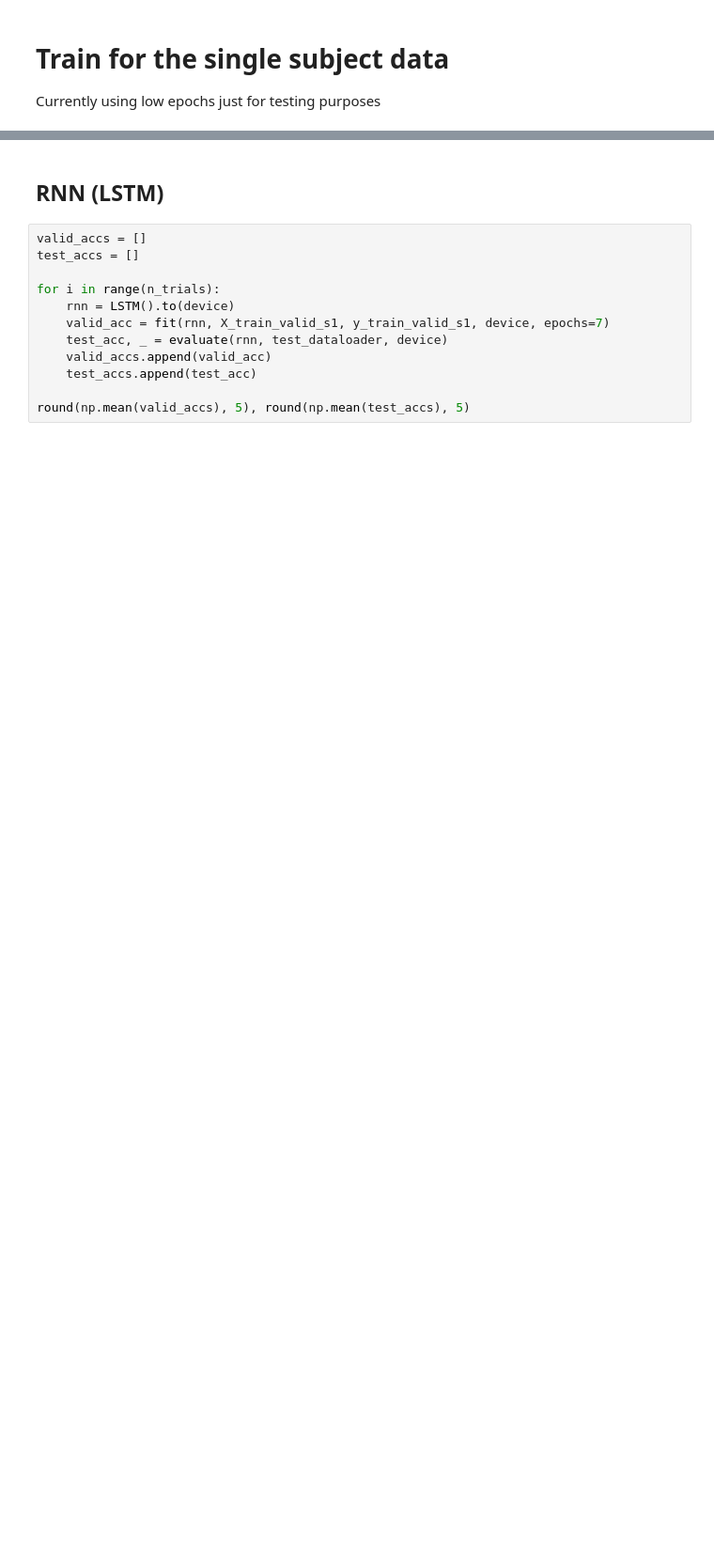
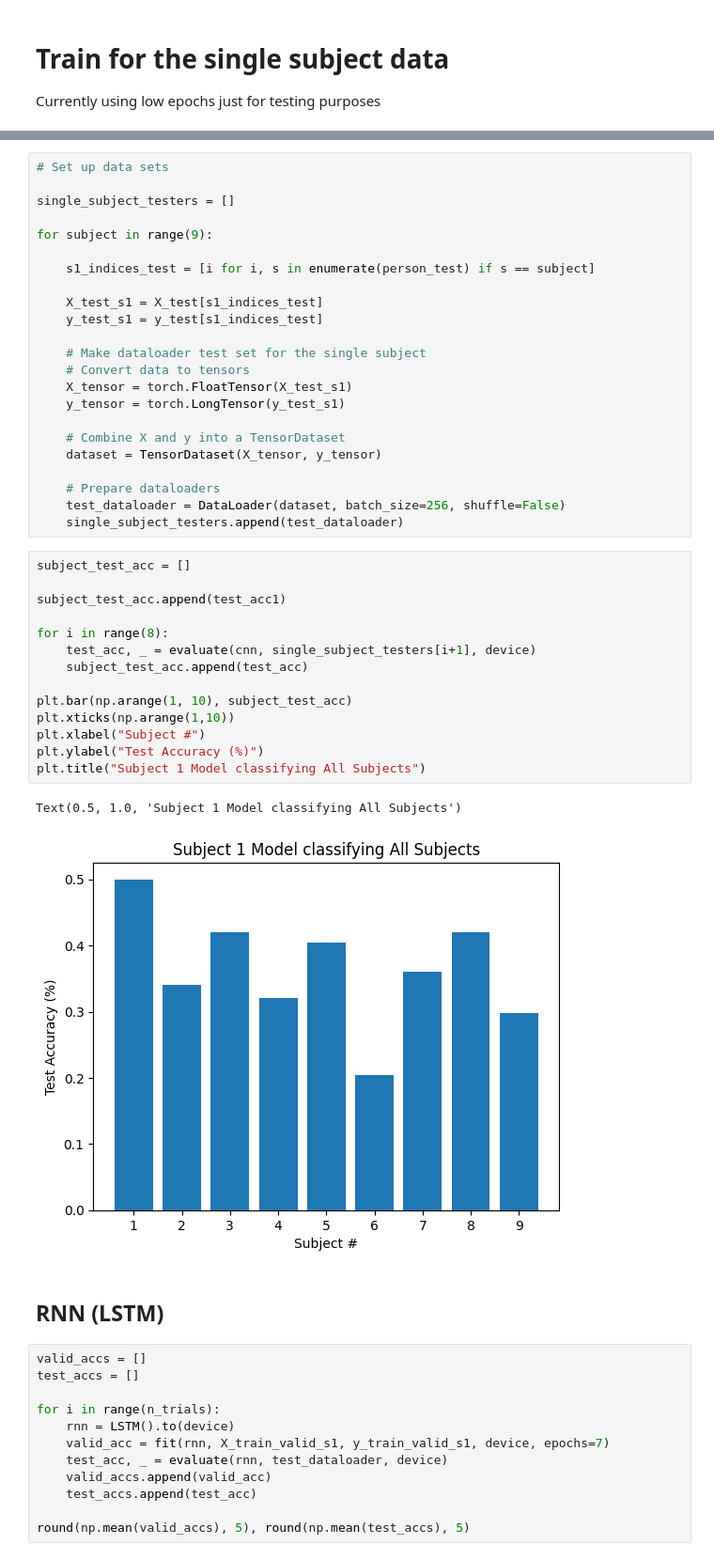
Before and after one commit to TurnerKaminski/ECE147-Final-Project, a Jupyter notebook: main.ipynb, the cells around one changed output, grey strips where cells are left out. Shown: that part at 94% size. Drawn from its saved outputs; the diff is of its cells as text; blank space fills up the shorter version.

```diff
--- a/main.ipynb
+++ b/main.ipynb
@@ -98,3 +124,43 @@ Best valid accuracy: 0.58333
+# %%
+# Set up data sets
+
+single_subject_testers = []
+
+for subject in range(9):
+
+    s1_indices_test = [i for i, s in enumerate(person_test) if s == subject]
+
+    X_test_s1 = X_test[s1_indices_test]
+    y_test_s1 = y_test[s1_indices_test]
+
+    # Make dataloader test set for the single subject
+    # Convert data to tensors
+    X_tensor = torch.FloatTensor(X_test_s1)
+    y_tensor = torch.LongTensor(y_test_s1)
+
+    # Combine X and y into a TensorDataset
+    dataset = TensorDataset(X_tensor, y_tensor)
+
+    # Prepare dataloaders
+    test_dataloader = DataLoader(dataset, batch_size=256, shuffle=False)
+    single_subject_testers.append(test_dataloader)
+# %%
+subject_test_acc = []
+
+subject_test_acc.append(test_acc1)
+
+for i in range(8):
+    test_acc, _ = evaluate(cnn, single_subject_testers[i+1], device)
+    subject_test_acc.append(test_acc)
+
+plt.bar(np.arange(1, 10), subject_test_acc)
+plt.xticks(np.arange(1,10))
+plt.xlabel("Subject #")
+plt.ylabel("Test Accuracy (%)")
+plt.title("Subject 1 Model classifying All Subjects")
+# %% [output]
+Text(0.5, 1.0, 'Subject 1 Model classifying All Subjects')
+[figure, added]
 # %% [markdown]
 ## RNN (LSTM)
 # %%
```
Also changed, not shown: parts of 29 cells of this notebook, 6 other files.
